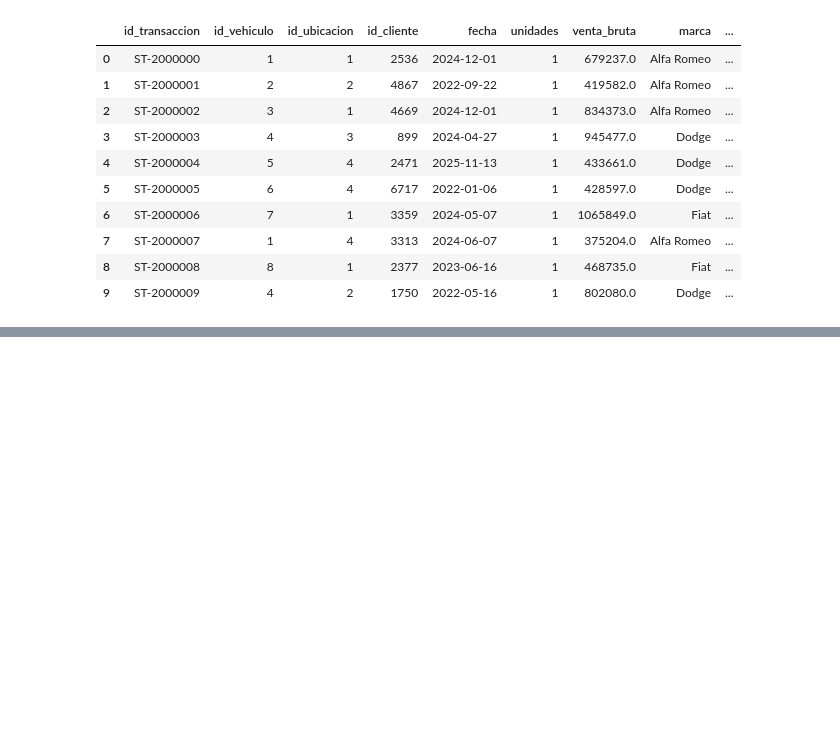
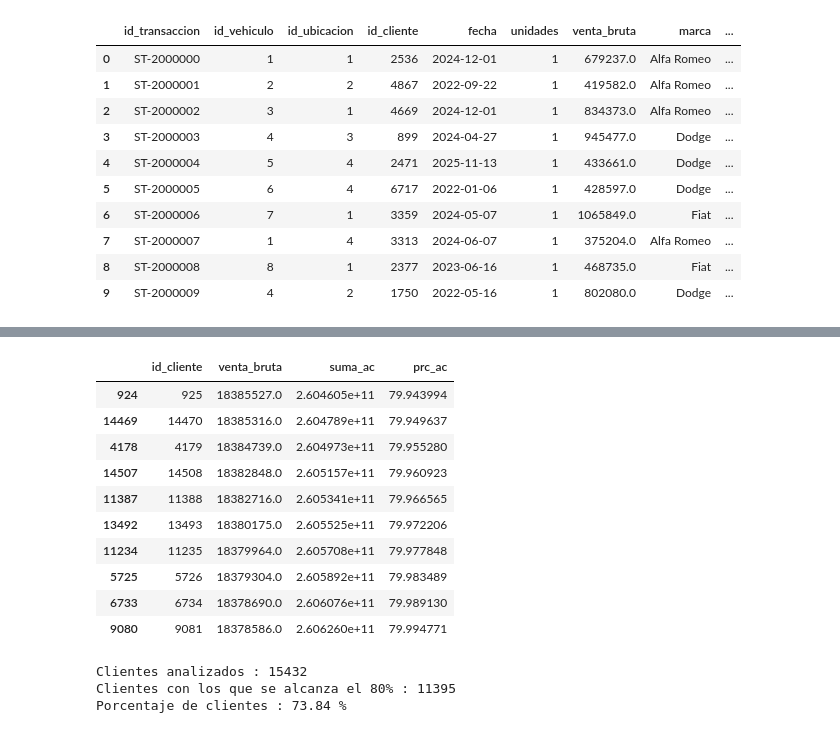
Before and after one commit to pegujosi/stellantis-sales-audit-engine, a Jupyter notebook: notebooks/Practice_d2.ipynb, the cells around one changed output, grey strips where cells are left out. Cells and saved outputs as stored; diff of their text form; code cells hidden in the pictures; blank space fills up the shorter version.

```diff
--- a/notebooks/Practice_d2.ipynb
+++ b/notebooks/Practice_d2.ipynb
@@ -261,0 +285,25 @@ dtype: int64
+# %%
+df_pareto_2 = df_pareto_1[df_pareto_1['prc_ac'] <= 80]
+df_pareto_2.tail(10)
+#print(len(df_pareto_2))
+# %% [output]
+|  | id_cliente | venta_bruta | suma_ac | prc_ac |
+| 924 | 925 | 18385527.0 | 2.604605e+11 | 79.943994 |
+| 14469 | 14470 | 18385316.0 | 2.604789e+11 | 79.949637 |
+| 4178 | 4179 | 18384739.0 | 2.604973e+11 | 79.955280 |
+| 14507 | 14508 | 18382848.0 | 2.605157e+11 | 79.960923 |
+| 11387 | 11388 | 18382716.0 | 2.605341e+11 | 79.966565 |
+| 13492 | 13493 | 18380175.0 | 2.605525e+11 | 79.972206 |
+| 11234 | 11235 | 18379964.0 | 2.605708e+11 | 79.977848 |
+| 5725 | 5726 | 18379304.0 | 2.605892e+11 | 79.983489 |
+| 6733 | 6734 | 18378690.0 | 2.606076e+11 | 79.989130 |
+| 9080 | 9081 | 18378586.0 | 2.606260e+11 | 79.994771 |
+# %%
+porcentaje = (len(df_pareto_2) / len(df_pareto_1)) * 100
+print(f'Clientes analizados : {len(df_pareto_1)}')
+print(f'Clientes con los que se alcanza el 80% : {len(df_pareto_2)}')
+print(f'Porcentaje de clientes : {porcentaje:,.2f} %')
+# %% [output]
+Clientes analizados : 15432
+Clientes con los que se alcanza el 80% : 11395
+Porcentaje de clientes : 73.84 %
```
Also changed, not shown: parts of 3 cells of this notebook.
